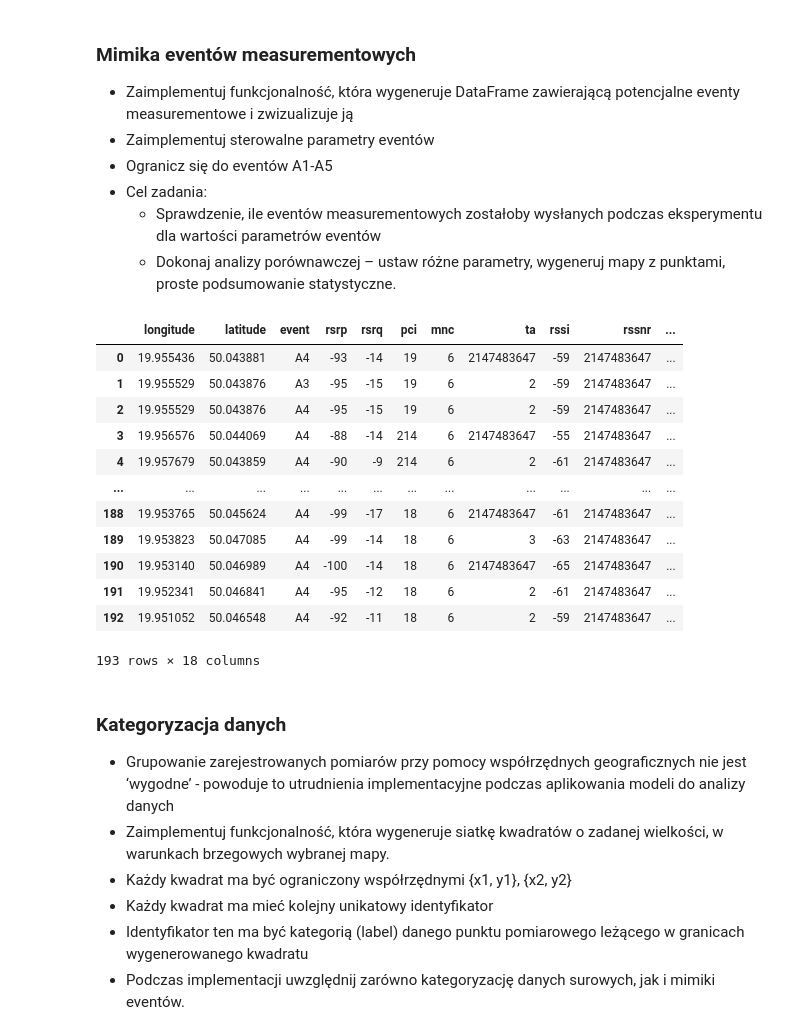
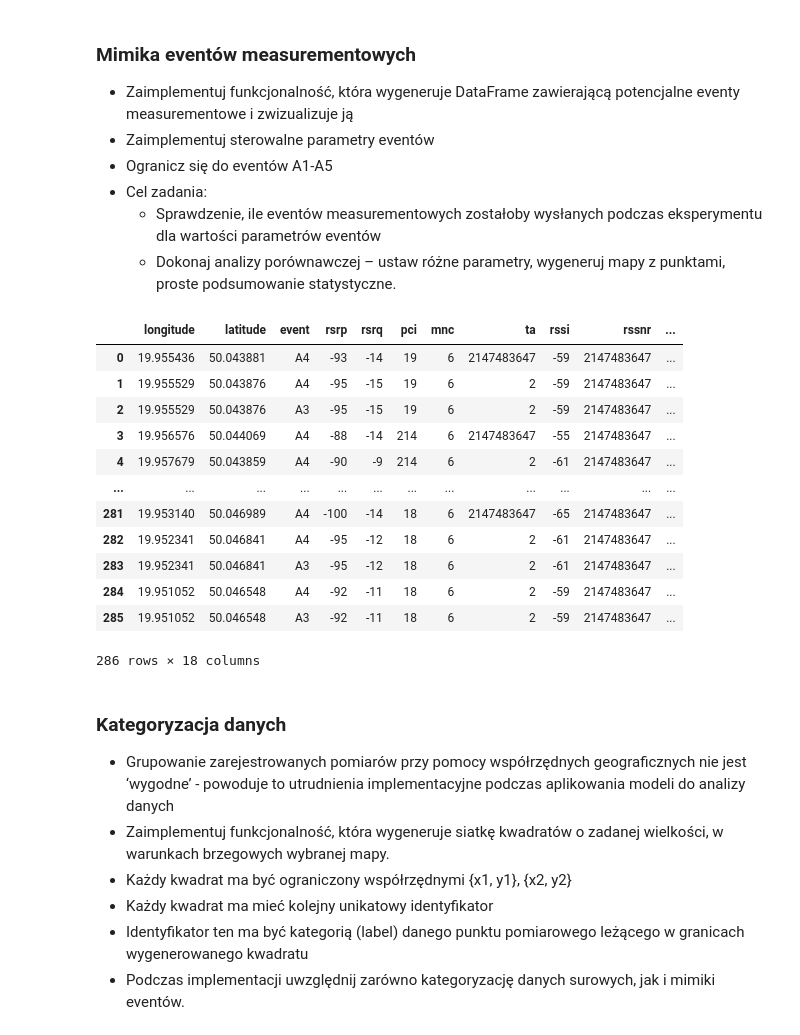
Before and after one commit to Aleksander-Kluczka-AGH/agh_wfiis_dsboece_project, a Jupyter notebook: project.ipynb, the cells around one changed output. Drawn from its saved outputs; the diff is of its cells as text; code cells hidden in the pictures.

Commit message:
Add proper theshold settings for events generation

```diff
--- a/project.ipynb
+++ b/project.ipynb
@@ -209,23 +209,29 @@ draw_measurements(filter_by_earfcn(measurement_points_df, 1474))
 - Cel zadania:
   - Sprawdzenie, ile eventów measurementowych zostałoby wysłanych podczas eksperymentu dla wartości parametrów eventów
   - Dokonaj analizy porównawczej – ustaw różne parametry, wygeneruj mapy z punktami, proste podsumowanie statystyczne.
-# %%
-events_df = parser.get_event_points()
-events_df
-# %% [output]
-|  | longitude | latitude | event | rsrp | rsrq | pci | mnc | ta | rssi | rssnr | ... |
-| 0 | 19.955436 | 50.043881 | A4 | -93 | -14 | 19 | 6 | 2147483647 | -59 | 2147483647 | ... |
-| 1 | 19.955529 | 50.043876 | A3 | -95 | -15 | 19 | 6 | 2 | -59 | 2147483647 | ... |
-| 2 | 19.955529 | 50.043876 | A4 | -95 | -15 | 19 | 6 | 2 | -59 | 2147483647 | ... |
-| 3 | 19.956576 | 50.044069 | A4 | -88 | -14 | 214 | 6 | 2147483647 | -55 | 2147483647 | ... |
-| 4 | 19.957679 | 50.043859 | A4 | -90 | -9 | 214 | 6 | 2 | -61 | 2147483647 | ... |
-| ... | ... | ... | ... | ... | ... | ... | ... | ... | ... | ... | ... |
-| 188 | 19.953765 | 50.045624 | A4 | -99 | -17 | 18 | 6 | 2147483647 | -61 | 2147483647 | ... |
-| 189 | 19.953823 | 50.047085 | A4 | -99 | -14 | 18 | 6 | 3 | -63 | 2147483647 | ... |
-| 190 | 19.953140 | 50.046989 | A4 | -100 | -14 | 18 | 6 | 2147483647 | -65 | 2147483647 | ... |
-| 191 | 19.952341 | 50.046841 | A4 | -95 | -12 | 18 | 6 | 2 | -61 | 2147483647 | ... |
-| 192 | 19.951052 | 50.046548 | A4 | -92 | -11 | 18 | 6 | 2 | -59 | 2147483647 | ... |
-193 rows × 18 columns
+# %%
+thresholds = {
+    "rsrp": -44,
+    "rsrq": -19,
+    "offset": 0,
+}
+
+events_df = parser.get_event_points(thresholds)
+events_df
+# %% [output]
+|  | longitude | latitude | event | rsrp | rsrq | pci | mnc | ta | rssi | rssnr | ... |
+| 0 | 19.955436 | 50.043881 | A4 | -93 | -14 | 19 | 6 | 2147483647 | -59 | 2147483647 | ... |
+| 1 | 19.955529 | 50.043876 | A4 | -95 | -15 | 19 | 6 | 2 | -59 | 2147483647 | ... |
+| 2 | 19.955529 | 50.043876 | A3 | -95 | -15 | 19 | 6 | 2 | -59 | 2147483647 | ... |
+| 3 | 19.956576 | 50.044069 | A4 | -88 | -14 | 214 | 6 | 2147483647 | -55 | 2147483647 | ... |
+| 4 | 19.957679 | 50.043859 | A4 | -90 | -9 | 214 | 6 | 2 | -61 | 2147483647 | ... |
+| ... | ... | ... | ... | ... | ... | ... | ... | ... | ... | ... | ... |
+| 281 | 19.953140 | 50.046989 | A4 | -100 | -14 | 18 | 6 | 2147483647 | -65 | 2147483647 | ... |
+| 282 | 19.952341 | 50.046841 | A4 | -95 | -12 | 18 | 6 | 2 | -61 | 2147483647 | ... |
+| 283 | 19.952341 | 50.046841 | A3 | -95 | -12 | 18 | 6 | 2 | -61 | 2147483647 | ... |
+| 284 | 19.951052 | 50.046548 | A4 | -92 | -11 | 18 | 6 | 2 | -59 | 2147483647 | ... |
+| 285 | 19.951052 | 50.046548 | A3 | -92 | -11 | 18 | 6 | 2 | -59 | 2147483647 | ... |
+286 rows × 18 columns
 # %%
 draw_events(events_df)
 # %% [markdown]
```
Also changed, not shown: 1 other file.
